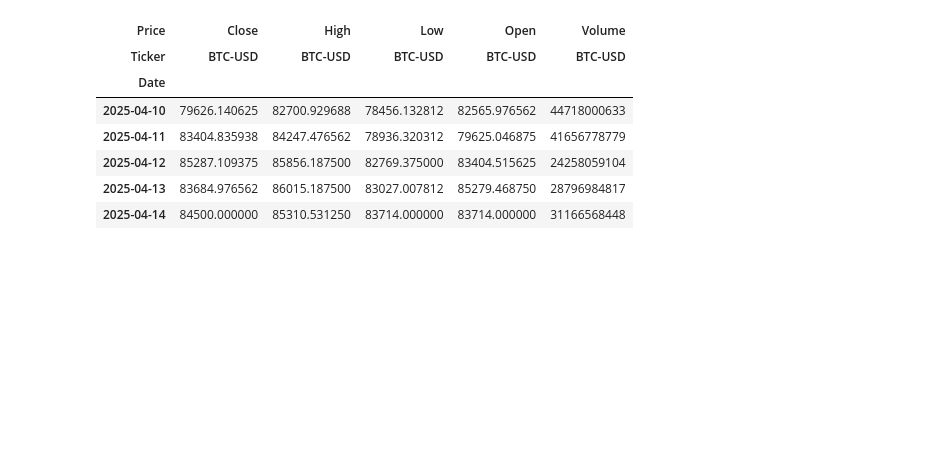
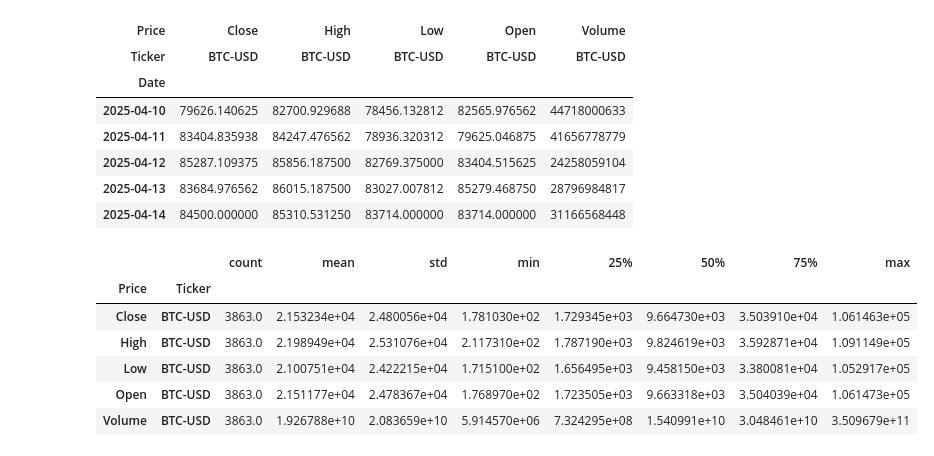
Before and after one commit to Akorikk/Cryptocurrency_with_Deep_learning, a Jupyter notebook: dl.ipynb, the cells around one changed output. Drawn from its saved outputs; the diff is of its cells as text; code cells hidden in the pictures; blank space fills up the shorter version.

```diff
--- a/dl.ipynb
+++ b/dl.ipynb
@@ -30,3 +30,13 @@ stock_data.tail()
 | 2025-04-12 | 85287.109375 | 85856.187500 | 82769.375000 | 83404.515625 | 24258059104 |
 | 2025-04-13 | 83684.976562 | 86015.187500 | 83027.007812 | 85279.468750 | 28796984817 |
 | 2025-04-14 | 84500.000000 | 85310.531250 | 83714.000000 | 83714.000000 | 31166568448 |
+# %%
+stock_data.describe().T
+# %% [output]
+|  |  | count | mean | std | min | 25% | 50% | 75% | max |
+| Price | Ticker |  |  |  |  |  |  |  |  |
+| Close | BTC-USD | 3863.0 | 2.153234e+04 | 2.480056e+04 | 1.781030e+02 | 1.729345e+03 | 9.664730e+03 | 3.503910e+04 | 1.061463e+05 |
+| High | BTC-USD | 3863.0 | 2.198949e+04 | 2.531076e+04 | 2.117310e+02 | 1.787190e+03 | 9.824619e+03 | 3.592871e+04 | 1.091149e+05 |
+| Low | BTC-USD | 3863.0 | 2.100751e+04 | 2.422215e+04 | 1.715100e+02 | 1.656495e+03 | 9.458150e+03 | 3.380081e+04 | 1.052917e+05 |
+| Open | BTC-USD | 3863.0 | 2.151177e+04 | 2.478367e+04 | 1.768970e+02 | 1.723505e+03 | 9.663318e+03 | 3.504039e+04 | 1.061473e+05 |
+| Volume | BTC-USD | 3863.0 | 1.926788e+10 | 2.083659e+10 | 5.914570e+06 | 7.324295e+08 | 1.540991e+10 | 3.048461e+10 | 3.509679e+11 |
```
Also changed, not shown: parts of 6 cells of this notebook, 1 other file.
